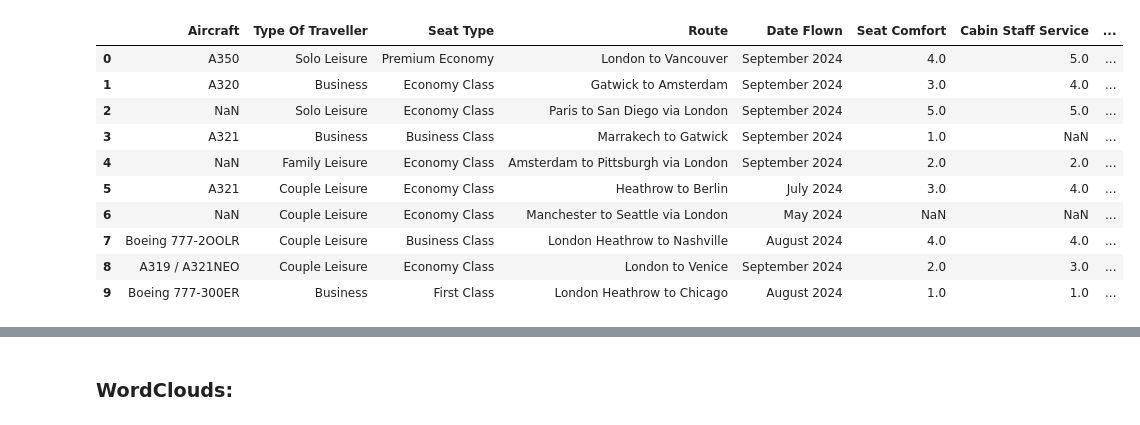
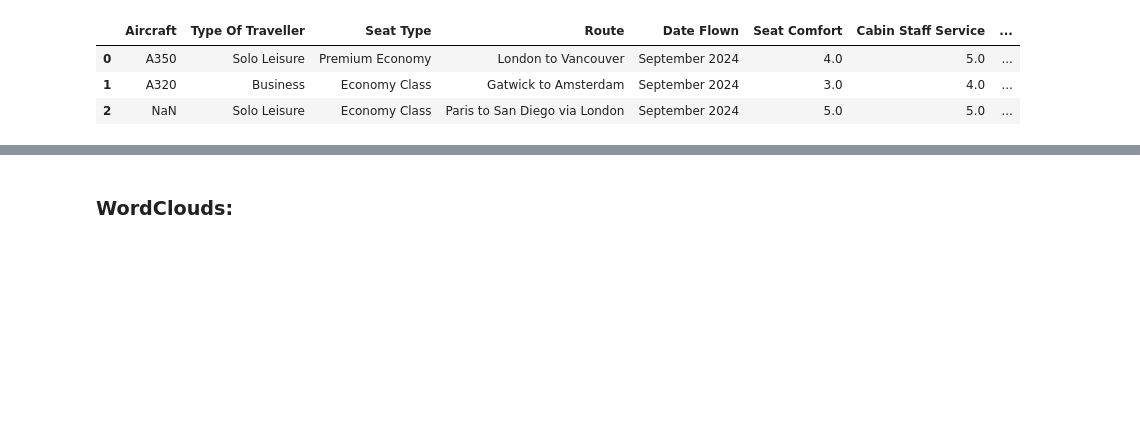
Before and after one commit to angelicads93/airline_services_analysis, a Jupyter notebook: Analysis.ipynb, the cells around one changed output, grey strips where cells are left out. Drawn from its saved outputs; the diff is of its cells as text; code cells hidden in the pictures; blank space fills up the shorter version.

```diff
--- a/Analysis.ipynb
+++ b/Analysis.ipynb
@@ -109,19 +105,12 @@ Scraping page 10
 # %%
 ## Convert the collected info into a dataframe:
 df = pd.DataFrame(Reviews)
 df['Comment'] = Comments
-df[:10]
+df[:3]
 # %% [output]
 |  | Aircraft | Type Of Traveller | Seat Type | Route | Date Flown | Seat Comfort | Cabin Staff Service | ... |
 | 0 | A350 | Solo Leisure | Premium Economy | London to Vancouver | September 2024 | 4.0 | 5.0 | ... |
 | 1 | A320 | Business | Economy Class | Gatwick to Amsterdam | September 2024 | 3.0 | 4.0 | ... |
 | 2 | NaN | Solo Leisure | Economy Class | Paris to San Diego via London | September 2024 | 5.0 | 5.0 | ... |
-| 3 | A321 | Business | Business Class | Marrakech to Gatwick | September 2024 | 1.0 | NaN | ... |
-| 4 | NaN | Family Leisure | Economy Class | Amsterdam to Pittsburgh via London | September 2024 | 2.0 | 2.0 | ... |
-| 5 | A321 | Couple Leisure | Economy Class | Heathrow to Berlin | July 2024 | 3.0 | 4.0 | ... |
-| 6 | NaN | Couple Leisure | Economy Class | Manchester to Seattle via London | May 2024 | NaN | NaN | ... |
-| 7 | Boeing 777-2OOLR | Couple Leisure | Business Class | London Heathrow to Nashville | August 2024 | 4.0 | 4.0 | ... |
-| 8 | A319 / A321NEO | Couple Leisure | Economy Class | London to Venice | September 2024 | 2.0 | 3.0 | ... |
-| 9 | Boeing 777-300ER | Business | First Class | London Heathrow to Chicago | August 2024 | 1.0 | 1.0 | ... |
 # %%
 df.to_csv("data/BA_reviews.csv")
```
Also changed, not shown: parts of 13 cells of this notebook.
